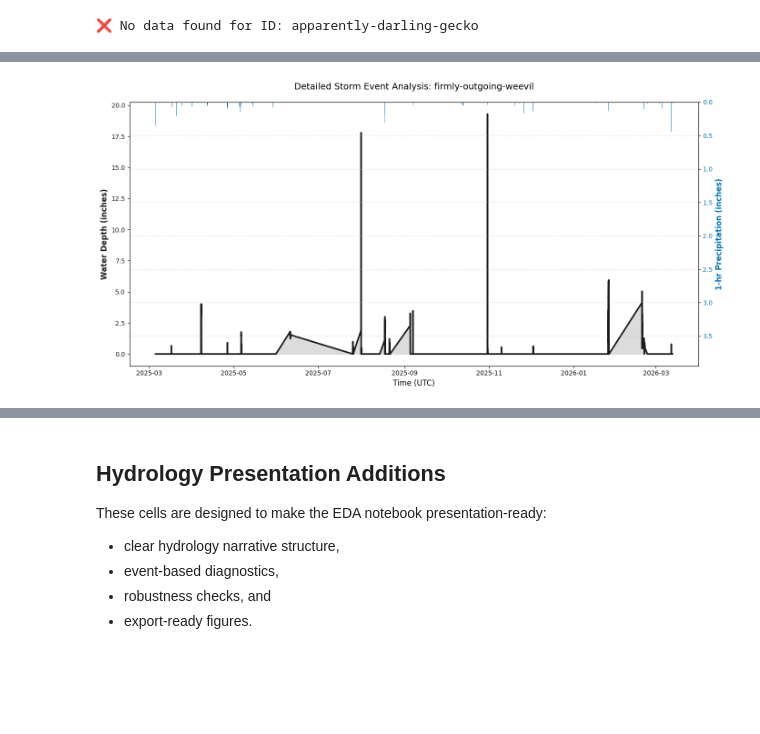
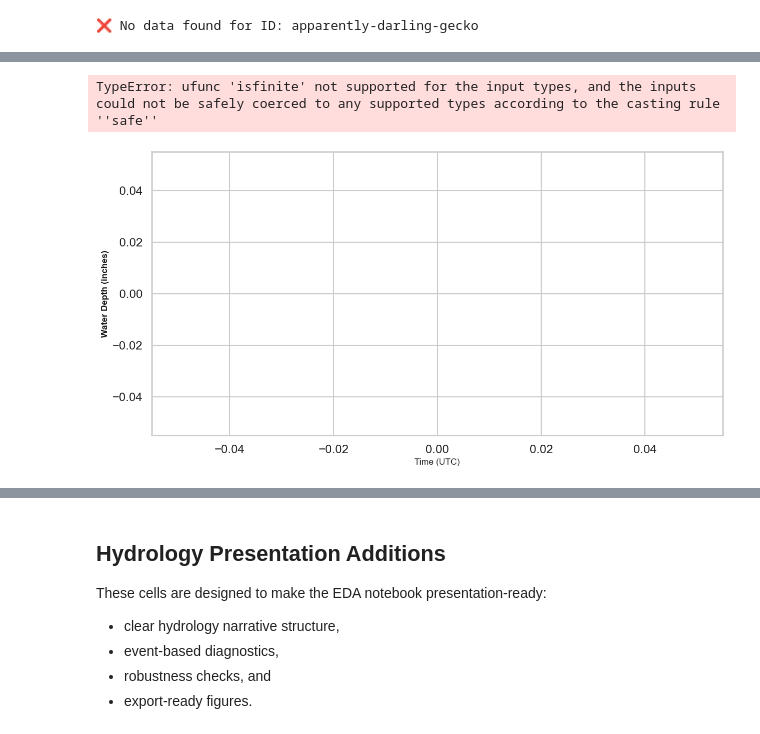
Before and after one commit to mwdunlap2004/floodnet_work, a Jupyter notebook: Finalized_Scripts/rain_influenced_EDA.ipynb, the cells around one changed output, grey strips where cells are left out. Saved outputs shown, nothing was run; the diff lists cells and outputs as text; code cells hidden in the pictures; blank space fills up the shorter version.

```diff
--- a/Finalized_Scripts/rain_influenced_EDA.ipynb
+++ b/Finalized_Scripts/rain_influenced_EDA.ipynb
@@ -137,19 +89,19 @@ if not file_path.exists():
     # This will print the exact path being searched to help with troubleshooting
     raise FileNotFoundError(f"Target file not found at: {file_path}")
 
-df_storms = pd.read_parquet(file_path)
+df = pd.read_parquet(file_path)
 
 print(f"Successfully loaded data from: {file_path}")
 # %% [output]
 Successfully loaded data from: /sfs/gpfs/tardis/home/upw4ys/Documents/floodnet_work/Data_Files/rain_influenced_gages.parquet
 # %%
 # Convert time to datetime if not already
-df_storms['time'] = pd.to_datetime(df_storms['time'])
+df['time'] = pd.to_datetime(df['time'])
 
 # Downcast floats to save 50% RAM for EDA [cite: 14, 15]
-for col in df_storms.select_dtypes(include=['float64']).columns:
-    df_storms[col] = df_storms[col].astype('float32')
+for col in df.select_dtypes(include=['float64']).columns:
+    df[col] = df[col].astype('float32')
 
-print(f"✅ Data Loaded: {len(df_storms):,} rows.")
-print(f"Current Memory Usage: {df_storms.memory_usage().sum() / 1024**2:.2f} MB")
+print(f"✅ Data Loaded: {len(df):,} rows.")
+print(f"Current Memory Usage: {df.memory_usage().sum() / 1024**2:.2f} MB")
 # %% [output]
@@ -157,0 +110,3 @@ Current Memory Usage: 40.58 MB
+# %%
+#df_storms = df[df['deployment_id'] == 'apparently-darling-gecko'].copy()
+df_storms = df
@@ -313,35 +300,36 @@ def plot_journal_hydrograph(df, sensor_id):
     subset = df[df['deployment_id'] == sensor_id].sort_values('time')
 
     fig, ax1 = plt.subplots(figsize=(14, 7), dpi=100)
 
     # --- Axis 1: Flood Depth ---
     color_depth = '#1a1a1a' # Dark grey/black for clarity
     ax1.set_xlabel('Time (UTC)', fontsize=12)
     ax1.set_ylabel('Water Depth (inches)', color=color_depth, fontsize=12, fontweight='bold')
     ax1.plot(subset['time'], subset['depth_inches'], color=color_depth, linewidth=2.5, label='Observed Depth')
     ax1.fill_between(subset['time'], subset['depth_inches'], color=color_depth, alpha=0.15)
     ax1.tick_params(axis='y', labelcolor=color_depth)
 
     # --- Axis 2: Precipitation (Inverted) ---
     ax2 = ax1.twinx()
     color_rain = '#0072B2' # Hydrology Blue
     ax2.set_ylabel('1-hr Precipitation (inches)', color=color_rain, fontsize=12, fontweight='bold')
     ax2.bar(subset['time'], subset['precip_1hr [inch]'], color=color_rain, width=0.005, alpha=0.7, label='Precipitation')
 
     # Invert Axis 2: High rain comes from the top
     ax2.set_ylim(subset['precip_1hr [inch]'].max() * 4, 0)
     ax2.tick_params(axis='y', labelcolor=color_rain)
 
     # Annotate the Buffers
     plt.title(f"Detailed Storm Event Analysis: {sensor_id}", fontsize=14, pad=20)
     plt.grid(True, which='both', linestyle='--', alpha=0.4)
 
     fig.tight_layout()
     plt.show()
 
-plot_journal_hydrograph(df_storms, df_storms["deployment_id"].iloc[0])
+plot_journal_hydrograph(df_storms, "apparently-darling-gecko")
 # %% [output]
+TypeError: ufunc 'isfinite' not supported for the input types, and the inputs could not be safely coerced to any supported types according to the casting rule ''safe''
-[figure, old version]
+[figure, new version]
 # %%
 def plot_antecedent_correlation(df):
     # Group by sensor/event to find starting moisture vs peak depth
```
Also changed, not shown: parts of 29 cells of this notebook, 33 other files.
